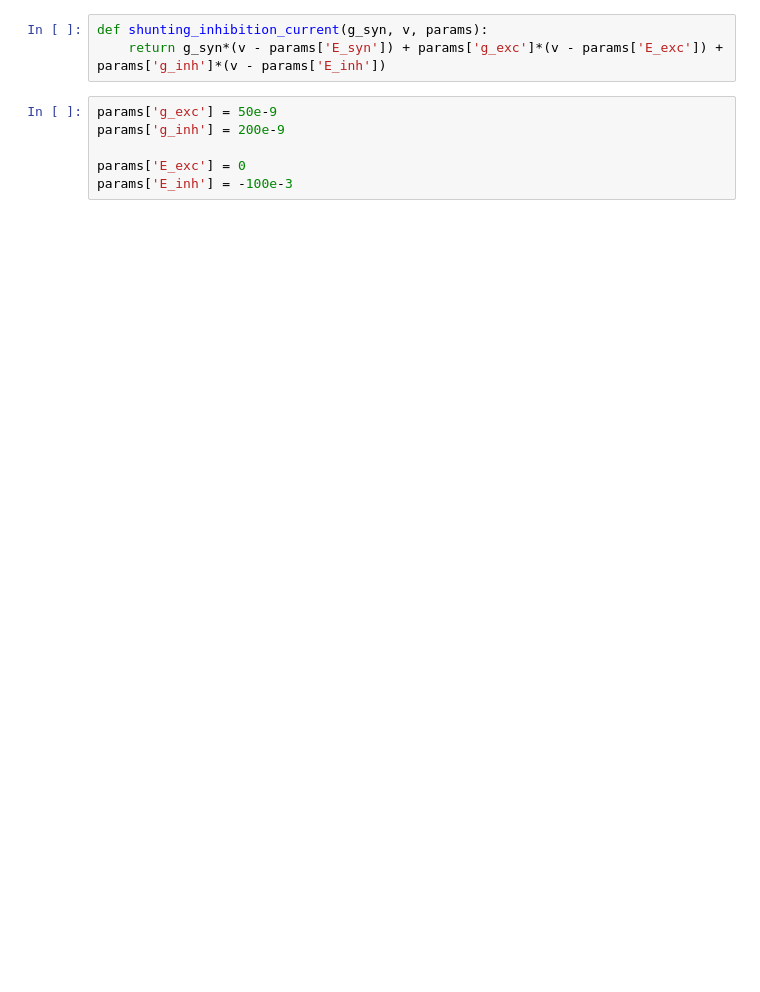
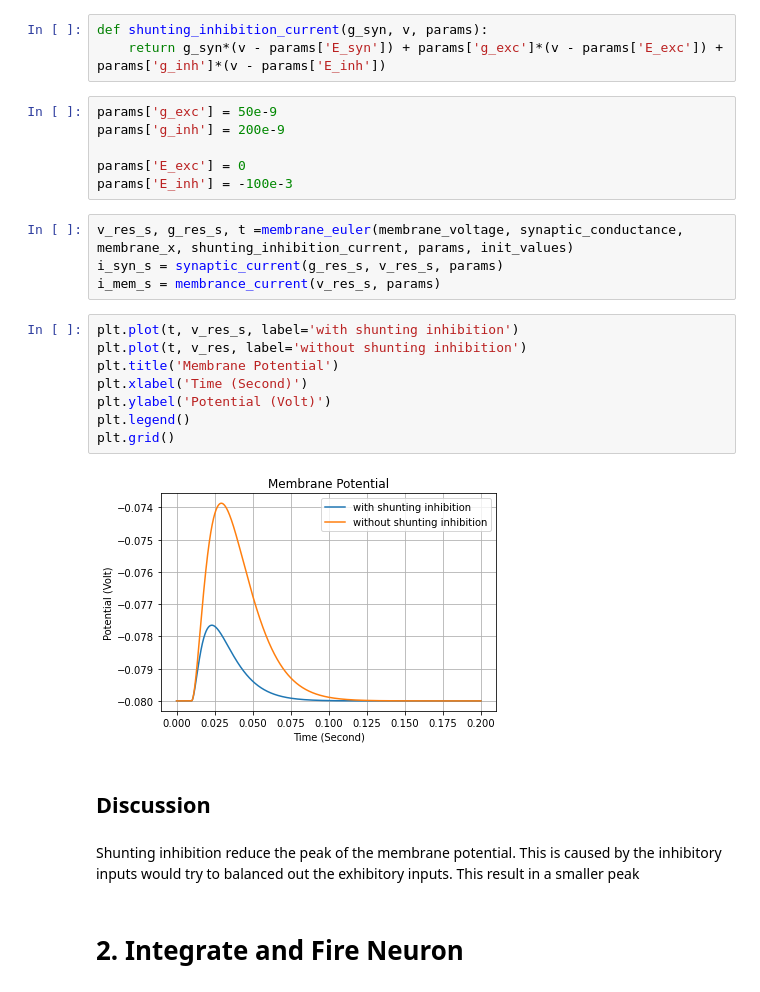
Before and after one commit to bramantyois/mns, a Jupyter notebook: exercise_05.ipynb, the cells around one changed output. Cells and saved outputs as stored; diff of their text form; blank space fills up the shorter version.

```diff
--- a/exercise_05.ipynb
+++ b/exercise_05.ipynb
@@ -86,3 +111,23 @@ params['g_inh'] = 200e-9
 
 params['E_exc'] = 0
 params['E_inh'] = -100e-3
+# %%
+v_res_s, g_res_s, t =membrane_euler(membrane_voltage, synaptic_conductance, membrane_x, shunting_inhibition_current, params, init_values)
+i_syn_s = synaptic_current(g_res_s, v_res_s, params)
+i_mem_s = membrance_current(v_res_s, params)
+# %%
+plt.plot(t, v_res_s, label='with shunting inhibition')
+plt.plot(t, v_res, label='without shunting inhibition')
+plt.title('Membrane Potential')
+plt.xlabel('Time (Second)')
+plt.ylabel('Potential (Volt)')
+plt.legend()
+plt.grid()
+# %% [output]
+[figure, added]
+# %% [markdown]
+## Discussion
+# %% [markdown]
+Shunting inhibition reduce the peak of the membrane potential. This is caused by the inhibitory inputs would try to balanced out the exhibitory inputs. This result in a smaller peak
+# %% [markdown]
+# 2. Integrate and Fire Neuron
```
Also changed, not shown: parts of 67 cells of this notebook.
